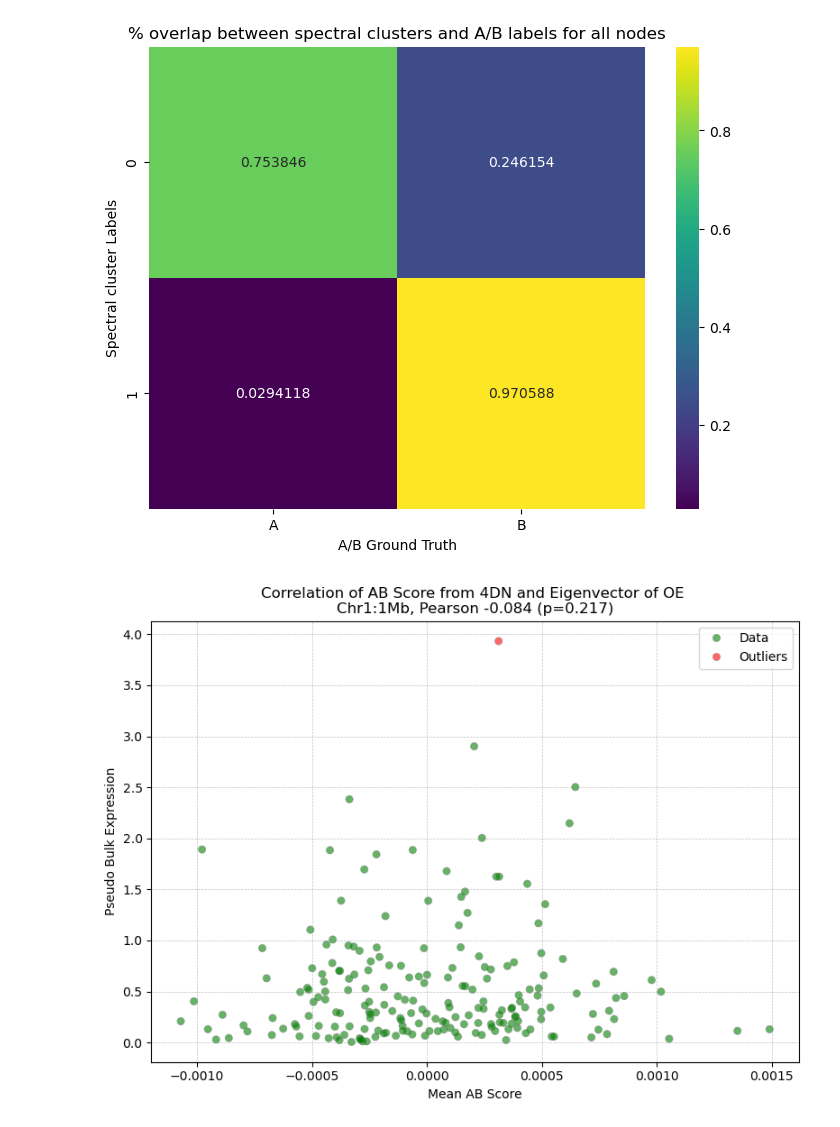
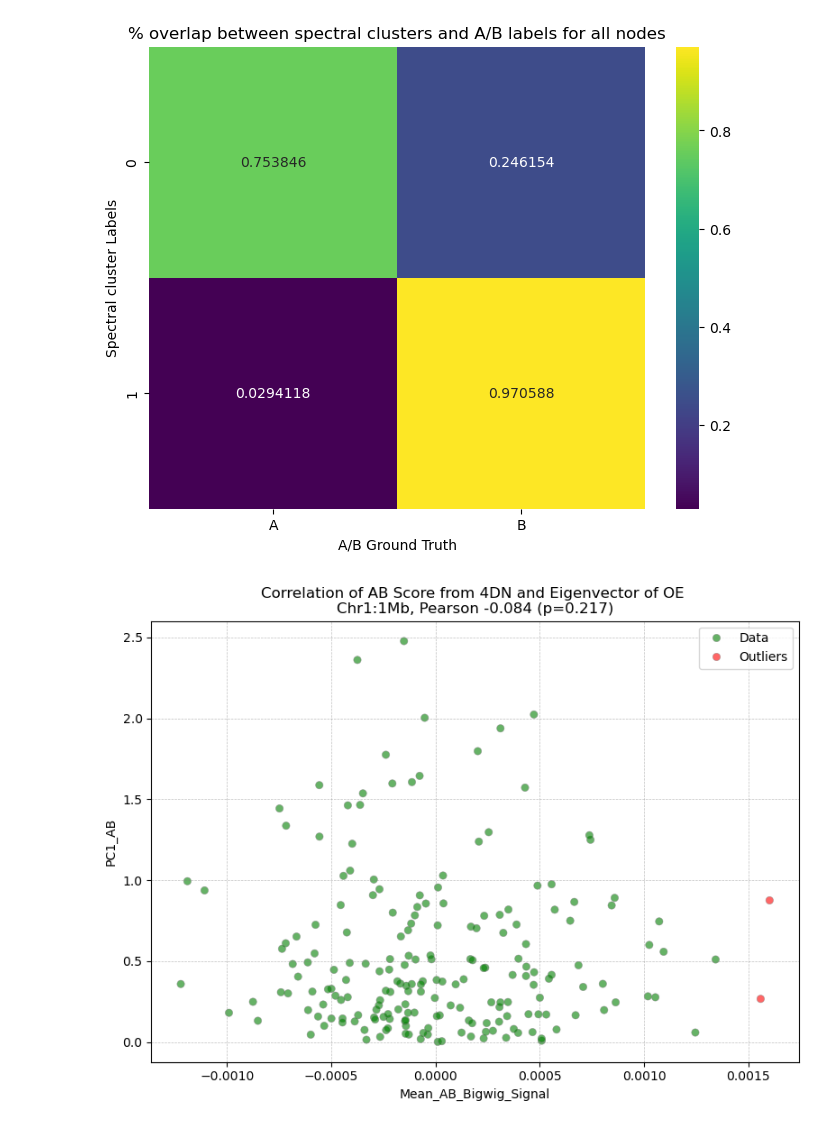
Before and after one commit to akanksha-sachan/3D_chromatin_hubs, a Jupyter notebook: notebooks/GM12878_tests.ipynb, the cells around one changed output. Drawn from its saved outputs; the diff is of its cells as text; code cells hidden in the pictures.

```diff
--- a/notebooks/GM12878_tests.ipynb
+++ b/notebooks/GM12878_tests.ipynb
@@ -166,41 +161,41 @@ HiC file loaded
 # Sample data
 # Replace this with your actual data loading step
 data = pd.DataFrame({
-    'Mean_AB_Score': np.random.normal(0, 0.0005, 200),
-    'Pseudo_Bulk_Expression': np.random.exponential(0.5, 200)
+    'Mean_AB_Bigwig_Signal': np.random.normal(0, 0.0005, 200),
+    'PC1_AB': np.random.exponential(0.5, 200)
 })
 
 # Identifying outliers for demonstration
-data['Outliers'] = (data['Pseudo_Bulk_Expression'] > 3) | (data['Mean_AB_Score'].abs() > 0.0015)
+data['Outliers'] = (data['PC1_AB'] > 3) | (data['Mean_AB_Bigwig_Signal'].abs() > 0.0015)
 
 # Scatter plot using seaborn
 plt.figure(figsize=(8, 6))
 scatter = sns.scatterplot(
     data=data,
-    x='Mean_AB_Score',
-    y='Pseudo_Bulk_Expression',
+    x='Mean_AB_Bigwig_Signal',
+    y='PC1_AB',
     hue='Outliers',
     palette={False: 'green', True: 'red'},
     legend='full',
     edgecolor='grey',  # Grey borders
     alpha=0.6
 )
 #add grid dashed lines with low opacity
 plt.grid(color='gray', linestyle='--', linewidth=0.5, alpha=0.5)
 
 # Adding legend
 handles, labels = scatter.get_legend_handles_labels()
 scatter.legend(handles=handles, labels=['Data', 'Outliers'])
 
 # Title and labels
 plt.title('Correlation of AB Score from 4DN and Eigenvector of OE \nChr1:1Mb, Pearson -0.084 (p=0.217)') #correlation and significance of number
-plt.xlabel('Mean AB Score')
-plt.ylabel('Pseudo Bulk Expression')
+plt.xlabel('Mean_AB_Bigwig_Signal') #gt
+plt.ylabel('PC1_AB') #calculated
 
 # Show plot
 plt.tight_layout()
 plt.show()
 # %% [output]
-[figure, old version]
+[figure, new version]
 # %%
 ## plot cluster_size split between A and B
```
Also changed, not shown: parts of 6 cells of this notebook, 4 other files.
